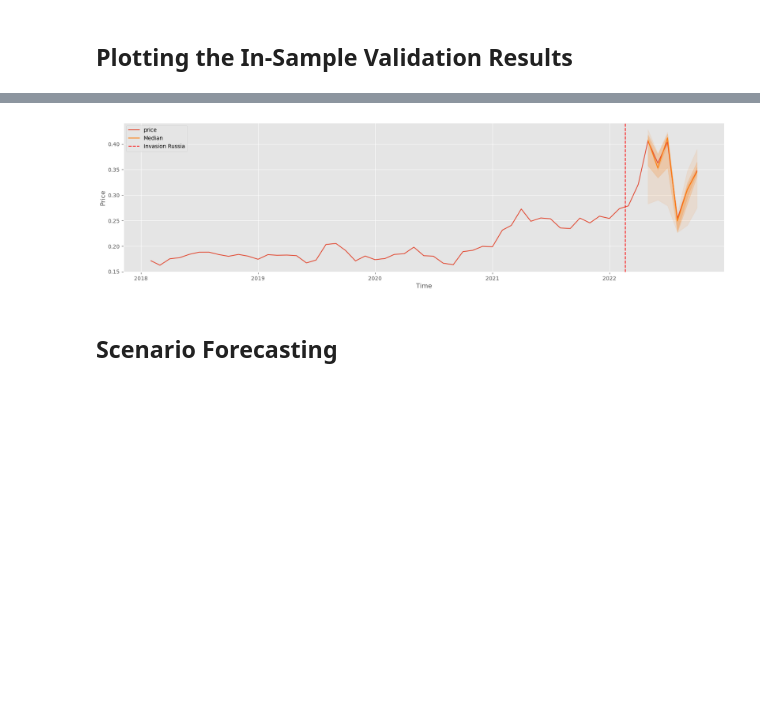
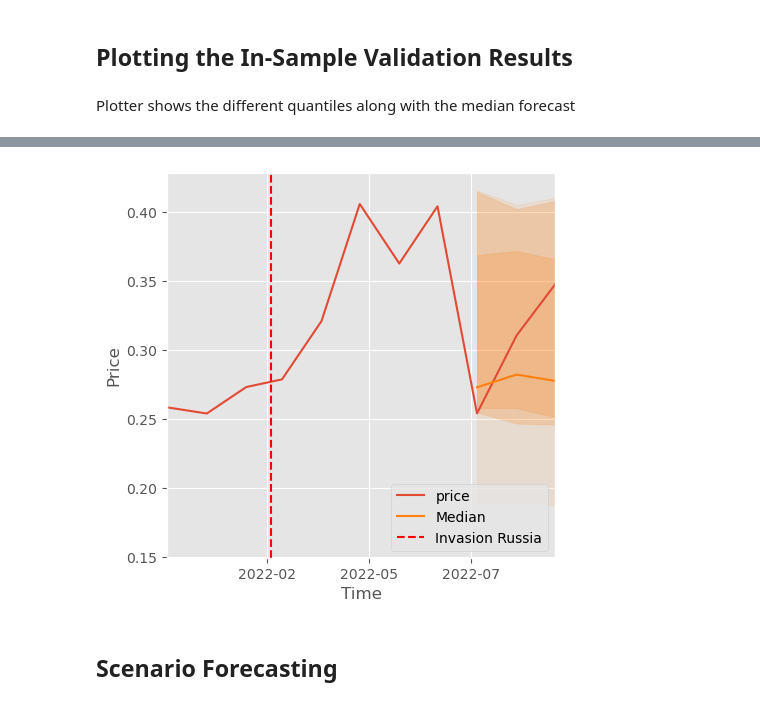
Before and after one commit to yuanliueur/TFT_ScenarioForecaster, a Jupyter notebook: case_studies_ah/Forecasters/TFT - Commodity Import Price Forecaster.ipynb, the cells around one changed output, grey strips where cells are left out. Cells and saved outputs as stored; diff of their text form; code cells hidden in the pictures; blank space fills up the shorter version.

```diff
--- a/case_studies_ah/Forecasters/TFT - Commodity Import Price Forecaster.ipynb
+++ b/case_studies_ah/Forecasters/TFT - Commodity Import Price Forecaster.ipynb
@@ -164,7 +160,3 @@ data['month'] = pd.DatetimeIndex(data.index).month.astype(str).astype('category'
 
 test_split = datetime.date(year = 2021, month = 1, day = 1)
 training_data = data[(data.index < test_split)]
-
-# Add MA2
-data['NGAS_EUR_MA2'] = data["NGAS_EUR"].rolling(window=2).mean()
-data['CRUDE_PETRO_MA2'] = data["CRUDE_PETRO"].rolling(window=2).mean()
@@ -431,7 +389,13 @@ price_val = list(data_plotter['price'].tail(max_prediction_length))
 
 y_pred = best_tft.to_quantiles(raw_predictions)
 target =  torch.FloatTensor(price_val)
+# %% [markdown]
+Plotter shows the different quantiles along with the median forecast
 # %%
+plt.rcParams["figure.figsize"] = (5,5)
+import matplotlib.dates as mdates
+
+
 def forecaster_plotter(raw_dat, raw_predictions, data):
     q02, q10, q25, q5, q75, q90, q98 = [], [], [], [], [], [], []
 
@@ -447,17 +411,13 @@ def forecaster_plotter(raw_dat, raw_predictions, data):
     data_plotter = data.copy()
     data_plotter["timeidx_mov"] = data_plotter["timeidx"] - (len(data_plotter) - max_prediction_length)
 
-    MA2_val = list(data_plotter['MA2'].tail(max_prediction_length))
     price_val = list(data_plotter['price'].tail(max_prediction_length))
 
-    MAPE_MA2 = mean_absolute_percentage_error(q5, MA2_val)
     MAPE_price = mean_absolute_percentage_error(q5, price_val)
     y_pred = best_tft.to_quantiles(raw_dat)
     target =  torch.FloatTensor(price_val)
 
     print('Quantile Loss = ', "{:.3f}".format(torch.mean(QuantileLoss().loss(y_pred, target))))
-#     print('MAPE MA2 = ', "{:.3f}".format(MAPE_MA2))
-#     print('MAPE price = ', "{:.3f}".format(MAPE_price))
 
     index_list = list(reduced_data_set.index.values)
     used_list = index_list[-max_prediction_length:]
@@ -469,10 +429,17 @@ def forecaster_plotter(raw_dat, raw_predictions, data):
 
     plt.plot(used_list, q5, color = 'tab:orange', label = 'Median')
     plt.axvline(datetime.datetime(2022, 2, 20), color = 'red', linestyle = '--', label = 'Invasion Russia')
+    plt.xlim(
+    xmin=datetime.datetime(2021, 12, 1),
+    xmax=datetime.datetime(2022, 10, 1)
+    )
+
+    ax.xaxis.set_major_locator(plt.MaxNLocator(5))
+    ax.xaxis.set_major_formatter(mdates.DateFormatter('%Y-%m'))
 
     plt.xlabel('Time')
     plt.ylabel('Price')
-    plt.legend()
+    plt.legend(loc = 'lower right')
 
 forecaster_plotter(raw_predictions, raw_predictions['prediction'], data)
 # %% [output]
@@ -480,4 +447,4 @@ Quantile Loss =  0.004
-[figure, old version]
+[figure, new version]
 # %% [markdown]
 ## Scenario Forecasting
 # %% [markdown]
```
Also changed, not shown: parts of 19 cells of this notebook, 7 other files.
